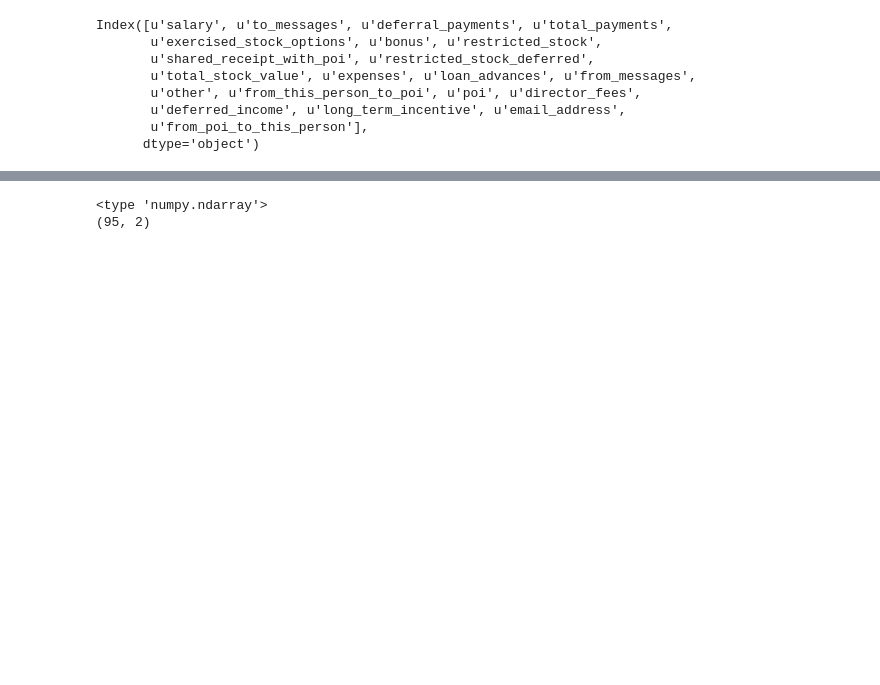
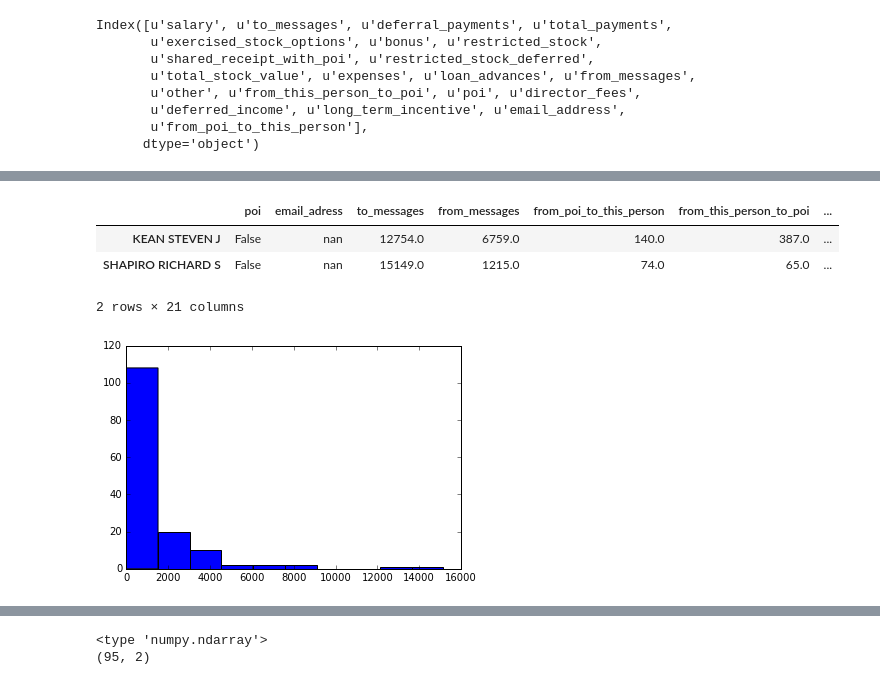
Before and after one commit to caearo/ud120-projects, a Jupyter notebook: final_project/data_explore.ipynb, the cells around one changed output, grey strips where cells are left out. Drawn from its saved outputs; the diff is of its cells as text; code cells hidden in the pictures; blank space fills up the shorter version.

```diff
--- a/final_project/data_explore.ipynb
+++ b/final_project/data_explore.ipynb
@@ -45,3 +28,22 @@ Index([u'salary', u'to_messages', u'deferral_payments', u'total_payments',
        u'deferred_income', u'long_term_incentive', u'email_address',
        u'from_poi_to_this_person'],
       dtype='object')
+# %%
+### Re-order the columns, modify each column into proper data type
+features_email = ['email_adress', 'to_messages', 'from_messages', 'from_poi_to_this_person',\
+                  'from_this_person_to_poi', 'shared_receipt_with_poi']
+features_finace = ['salary', 'bonus', 'long_term_incentive', 'deferred_income',\
+                   'deferral_payments', 'loan_advances', 'other', 'expenses',\
+                   'director_fees', 'total_payments',\
+                   'exercised_stock_options', 'restricted_stock',\
+                   'restricted_stock_deferred', 'total_stock_value']
+columns = ['poi'] + features_email + features_finace
+DType = [bool] + [str] + list(np.repeat(float, 19))
+
+df = df.ix[:, columns]
+
+for i in range(len(columns)):
+    df[columns[i]] = df[columns[i]].astype(DType[i])
+# %%
+for ft in columns:
+    print ft, (df[ft] == 0).sum(), (df[ft].isnull().sum())
@@ -47,0 +68,10 @@ Index([u'salary', u'to_messages', u'deferral_payments', u'total_payments',
+# %%
+### Null value processing
+### Notice that all the types of columns with null values existed
+### are float, and only few values (less than 50) were 0, set null
+### value to 0
+for ft in columns:
+    print ft, (df[ft] == 0).sum(), (df[ft].isnull().sum())
+
+for ft in columns:
+    df.loc[df[ft].isnull(), ft] = 0
@@ -47,0 +96,10 @@ Index([u'salary', u'to_messages', u'deferral_payments', u'total_payments',
+# %%
+plt.hist(df['to_messages'])
+df[df['to_messages'] == 0]
+df[df['to_messages'] > 12000]
+# %% [output]
+|  | poi | email_adress | to_messages | from_messages | from_poi_to_this_person | from_this_person_to_poi | ... |
+| KEAN STEVEN J | False | nan | 12754.0 | 6759.0 | 140.0 | 387.0 | ... |
+| SHAPIRO RICHARD S | False | nan | 15149.0 | 1215.0 | 74.0 | 65.0 | ... |
+2 rows × 21 columns
+[figure, added]
```
Also changed, not shown: parts of 9 cells of this notebook, 2 other files.
